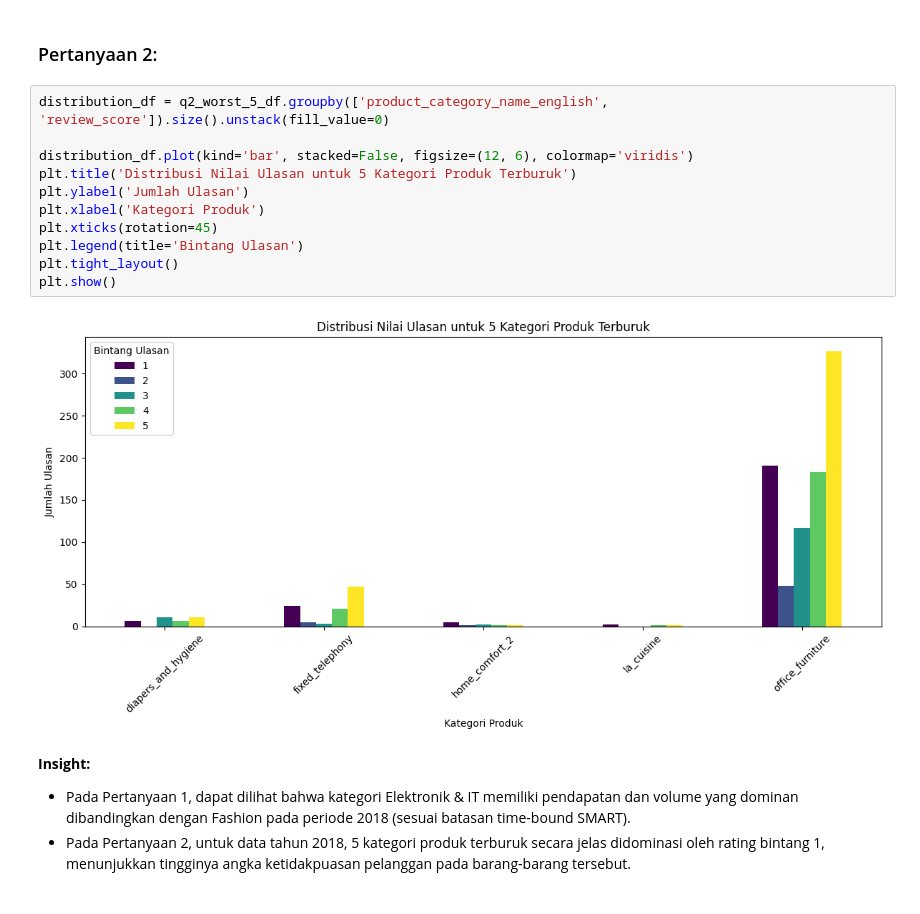
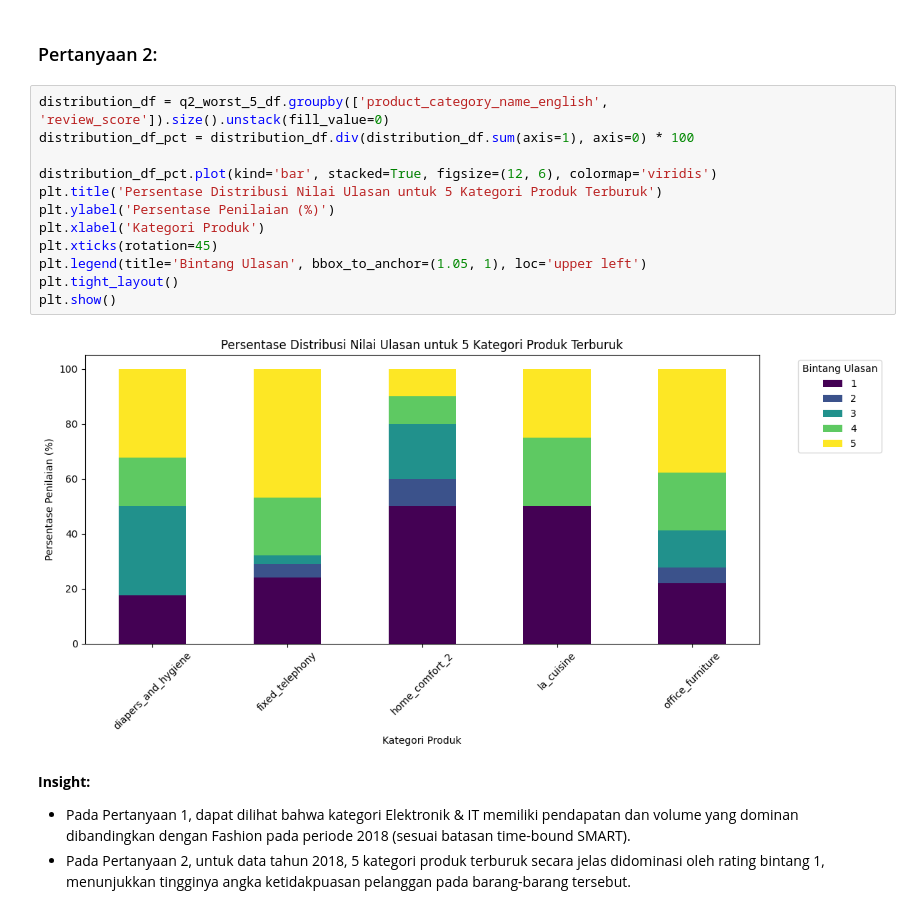
Before and after one commit to fikranaufal/Analisis_Data_Submission, a Jupyter notebook: Proyek_Analisis_Data.ipynb, the cells around one changed output. Saved outputs shown, nothing was run; the diff lists cells and outputs as text.

```diff
--- a/Proyek_Analisis_Data.ipynb
+++ b/Proyek_Analisis_Data.ipynb
@@ -296,17 +283,18 @@ plt.show()
 ### Pertanyaan 2:
 # %%
 distribution_df = q2_worst_5_df.groupby(['product_category_name_english', 'review_score']).size().unstack(fill_value=0)
+distribution_df_pct = distribution_df.div(distribution_df.sum(axis=1), axis=0) * 100
 
-distribution_df.plot(kind='bar', stacked=False, figsize=(12, 6), colormap='viridis')
-plt.title('Distribusi Nilai Ulasan untuk 5 Kategori Produk Terburuk')
-plt.ylabel('Jumlah Ulasan')
+distribution_df_pct.plot(kind='bar', stacked=True, figsize=(12, 6), colormap='viridis')
+plt.title('Persentase Distribusi Nilai Ulasan untuk 5 Kategori Produk Terburuk')
+plt.ylabel('Persentase Penilaian (%)')
 plt.xlabel('Kategori Produk')
 plt.xticks(rotation=45)
-plt.legend(title='Bintang Ulasan')
+plt.legend(title='Bintang Ulasan', bbox_to_anchor=(1.05, 1), loc='upper left')
 plt.tight_layout()
 plt.show()
 # %% [output]
-[figure, old version]
+[figure, new version]
 # %% [markdown]
 **Insight:**
 - Pada Pertanyaan 1, dapat dilihat bahwa kategori Elektronik & IT memiliki pendapatan dan volume yang dominan dibandingkan dengan Fashion pada periode 2018 (sesuai batasan time-bound SMART).
```
Also changed, not shown: parts of 4 cells of this notebook, 1 other file.
